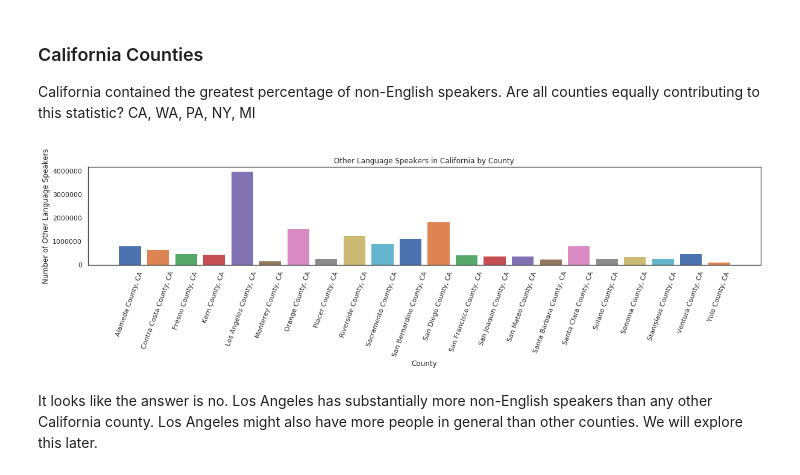
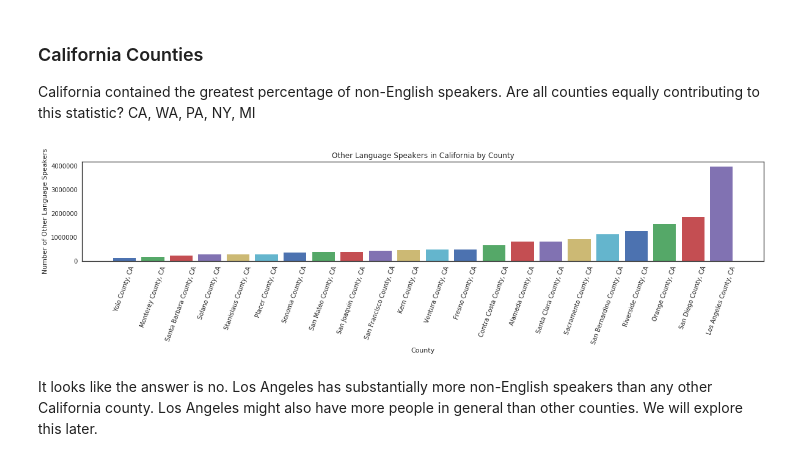
Before and after one commit to AllisonBusa/The-Mother-Tongue-of-US-Communities, a Jupyter notebook: project1-Copy1.ipynb, the cells around one changed output. Drawn from its saved outputs; the diff is of its cells as text; code cells hidden in the pictures.

```diff
--- a/project1-Copy1.ipynb
+++ b/project1-Copy1.ipynb
@@ -343,7 +293,7 @@ def createCountySeries(countyList, countyNumbers, state ):
     state - state you wish to look at, given as ex: ["AZ"]
     index - the row number in which t
     """
-    textfileName = "/home/alli/The-Mother-Tongue-of-US-Communities/raw_data/LanguageSpokenatHome_County_2009-2013.xls"
+    textfileName = "/home/jobanner/The-Mother-Tongue-of-US-Communities/raw_data/LanguageSpokenatHome_County_2009-2013.xls"
     i=0
     x1 = pd.ExcelFile(textfileName)
     sheetnames = x1.sheet_names
@@ -355,27 +305,30 @@ def createCountySeries(countyList, countyNumbers, state ):
             countyNumbers.set_value(i, sheet)
             i+=1
 # %%
-def plotCounty(statename, countylist, numberpercounty):
+def plotCounty(statename,df):
     """
     Takes in the name of a state, and the two series which createCountySeries filled
     Plots the number of speakers of other languages by county
     """
+    dft=df
+    dft=dft.sort_values(by="SONELAHs")
     # Determines size of plot
     while True:
-        if len(numberpercounty)>5:
+        if len(dft)>5:
             plt.figure(figsize=(20, 3))
             break
         else:
             plt.figure()
             break
-
-    for i in range(0,len(countylist)):
-        plt.bar(i, numberpercounty[i])
+    i=0
+    for thing in dft["SONELAHs"]:
+        plt.bar(i, thing)
         plt.autoscale(enable=True)
-        plt.xticks(range(0,len(countylist)), countylist[0:len(countylist)],  rotation=70)
+        plt.xticks(range(0,len(dft)), dft["County"],  rotation=70)
         plt.title("Other Language Speakers in "+str(statename)+" by County")
         plt.xlabel("County")
         plt.ylabel("Number of Other Language Speakers")
+        i+=1
 # %% [markdown]
 ### California Counties
 California contained the greatest percentage of non-English speakers. Are all counties equally contributing to this statistic?
@@ -385,10 +338,11 @@ CA, WA, PA, NY, MI
 CAcounty = pd.Series()
 otherspeakers_CAcounties = pd.Series()
 createCountySeries(otherspeakers_CAcounties, CAcounty,["CA"])
+dfCA=pd.DataFrame({"County":CAcounty, "SONELAHs":otherspeakers_CAcounties})
 # %%
-plotCounty("California", CAcounty, otherspeakers_CAcounties)
+plotCounty("California",dfCA)
 # %% [output]
-[figure, old version]
+[figure, new version]
 # %% [markdown]
 It looks like the answer is no. Los Angeles has substantially more non-English speakers than any other California county. Los Angeles might also have more people in general than other counties. We will explore this later.
 # %% [markdown]
```
Also changed, not shown: parts of 36 cells of this notebook.
